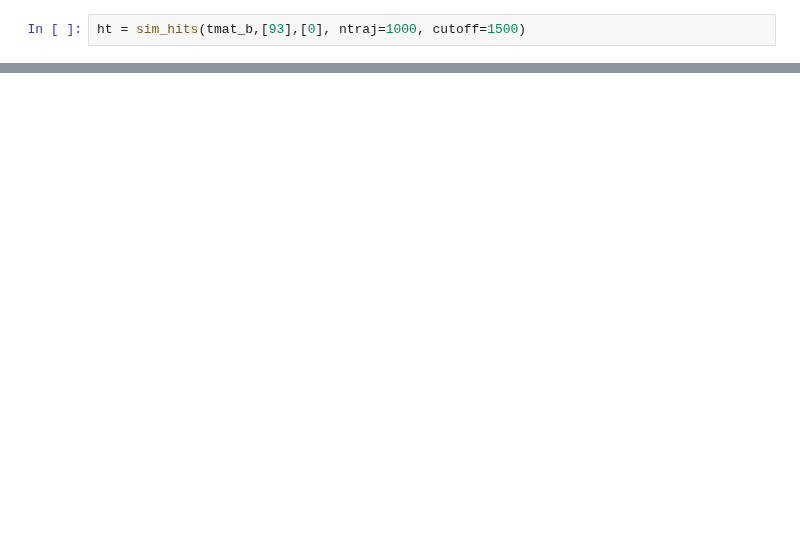
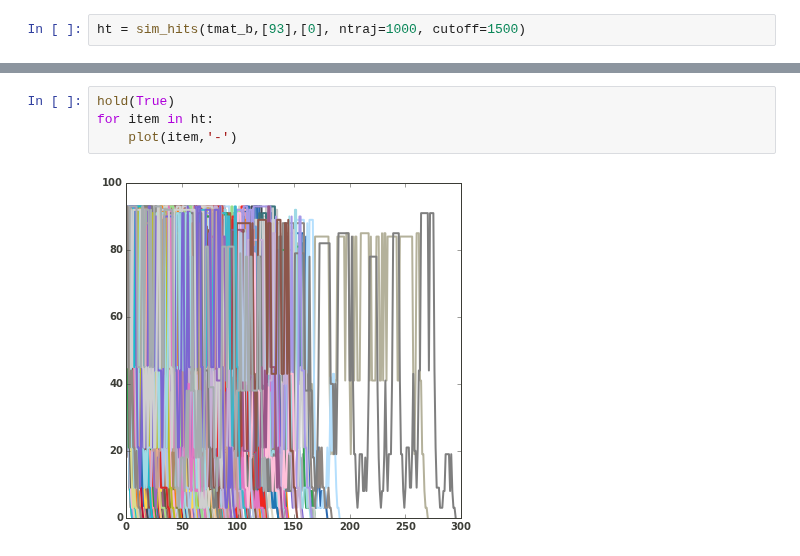
Before and after one commit to williamgilpin/netsim, a Jupyter notebook: simple_models.ipynb, the cells around one changed output, grey strips where cells are left out. Drawn from its saved outputs; the diff is of its cells as text; blank space fills up the shorter version.

```diff
--- a/simple_models.ipynb
+++ b/simple_models.ipynb
@@ -702,0 +545,6 @@ for item in ht:
+# %%
+hold(True)
+for item in ht:
+    plot(item,'-')
+# %% [output]
+[figure, added]
```
Also changed, not shown: parts of 15 cells of this notebook, 1 other file.
